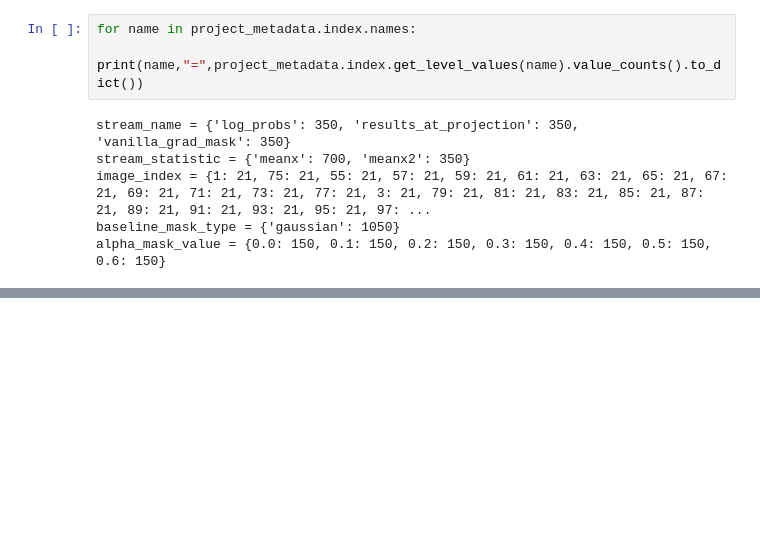
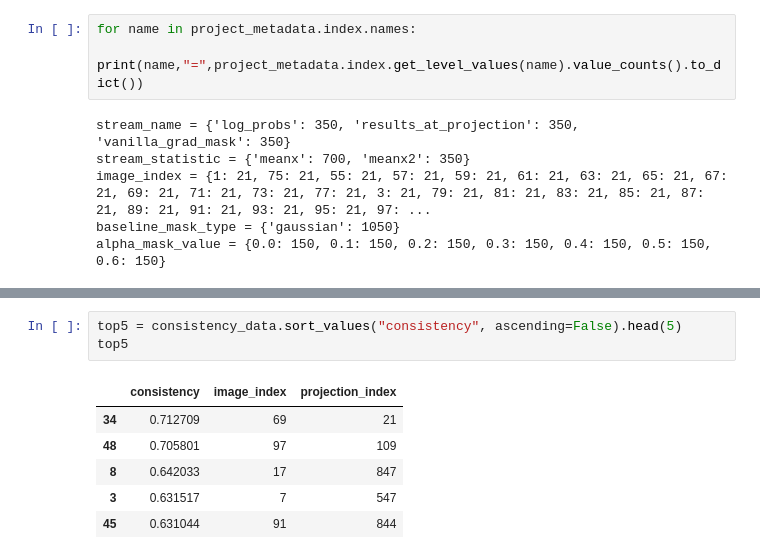
Before and after one commit to Amir-Mehrpanah/On-Spectral-Properties-of-Gradient-based-Explanation-Methods-ECCV24, a Jupyter notebook: experiments/experiment_6_0.ipynb, the cells around one changed output, grey strips where cells are left out. Saved outputs shown, nothing was run; the diff lists cells and outputs as text; blank space fills up the shorter version.

```diff
--- a/experiments/experiment_6_0.ipynb
+++ b/experiments/experiment_6_0.ipynb
@@ -106,0 +84,10 @@ print(consistency_data.columns)
+# %%
+top5 = consistency_data.sort_values("consistency", ascending=False).head(5)
+top5
+# %% [output]
+|  | consistency | image_index | projection_index |
+| 34 | 0.712709 | 69 | 21 |
+| 48 | 0.705801 | 97 | 109 |
+| 8 | 0.642033 | 17 | 847 |
+| 3 | 0.631517 | 7 | 547 |
+| 45 | 0.631044 | 91 | 844 |
```
Also changed, not shown: parts of 7 cells of this notebook.
